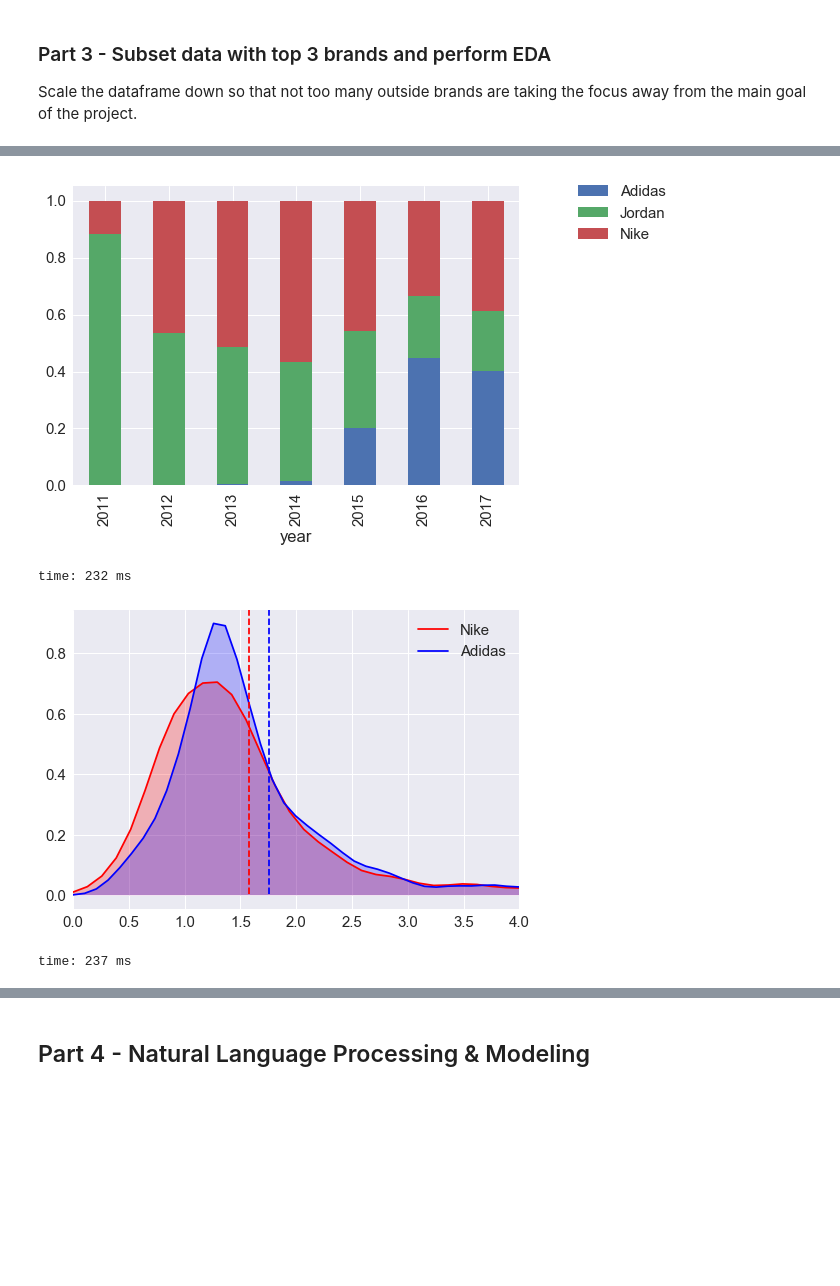
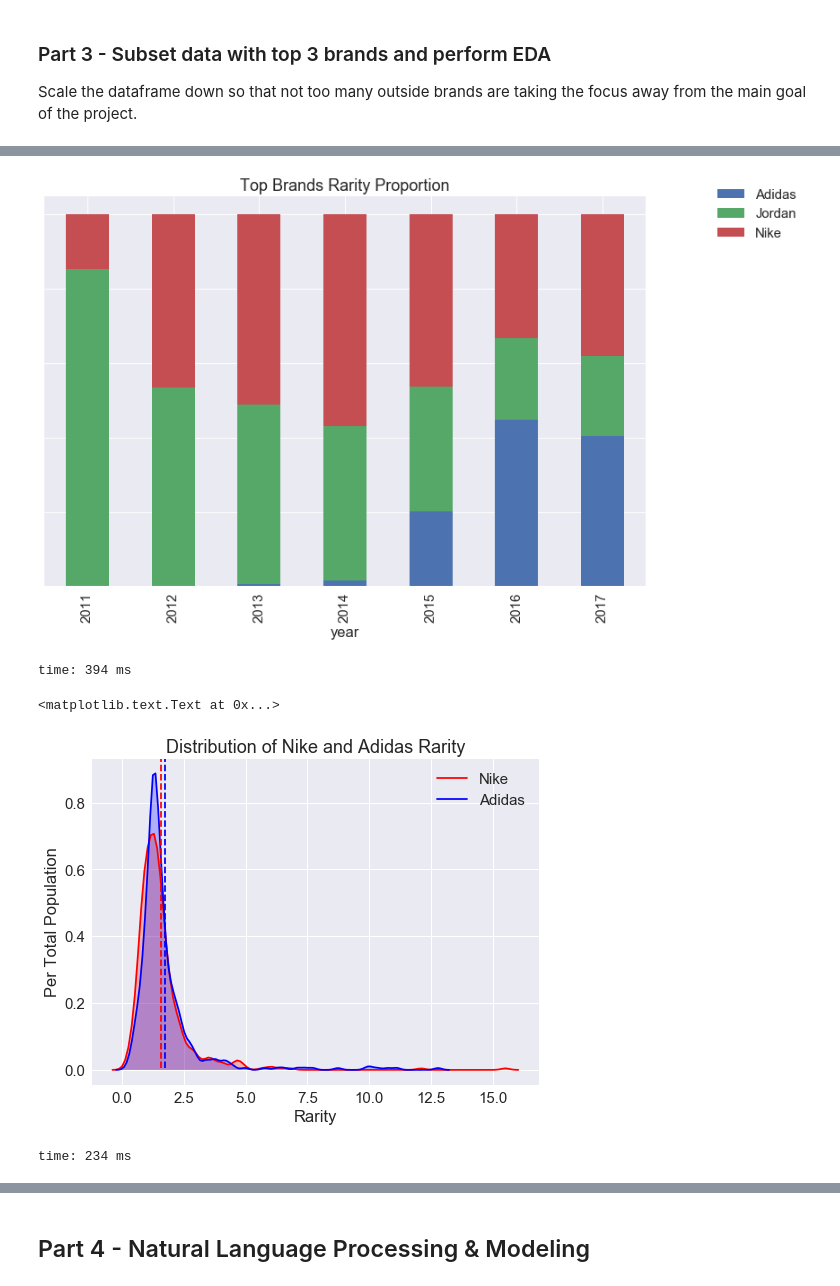
Before and after one commit to chrisk447/Capstone-GA, a Jupyter notebook: StockX Notebook.ipynb, the cells around one changed output, grey strips where cells are left out. Cells and saved outputs as stored; diff of their text form; code cells hidden in the pictures; blank space fills up the shorter version.

```diff
--- a/StockX Notebook.ipynb
+++ b/StockX Notebook.ipynb
@@ -375,30 +339,38 @@ sub_tops = sub_tops.T
 sub_tops = sub_tops.div(sub_tops.sum())
 sub_tops = sub_tops.T
 
-sub_tops.plot(kind='bar', stacked=True)
+fig, ax = plt.subplots(figsize=(12,8))
+sub_tops.plot(kind='bar', stacked=True, ax=ax)
 plt.legend(bbox_to_anchor=(1.1, 1.05))
+plt.title('Top Brands Rarity Proportion')
+ax.set_yticklabels([])
 plt.show()
 # %% [output]
-[figure, old version]
+[figure, new version]
-time: 232 ms
+time: 394 ms
 # %%
 import scipy.stats as stats
 #H0 - The average rarity of Adidas is the same as the average rarity of Nike since 2015
 #H1 - The average rarity of Adidas is NOT the same as the average rarity of Nike since 2015
 # threshold -> 5%
-
 nike_rarity = topshoes[(topshoes.year>=2015) & (topshoes.brand=='Nike')].rarity
 adidas_rarity = topshoes[(topshoes.year>=2015) & (topshoes.brand=='Adidas')].rarity
+
+fig = plt.figure(figsize=(8,6))
 
 sns.kdeplot(nike_rarity, color='red', shade=True, legend=False)
 sns.kdeplot(adidas_rarity, color='blue', shade=True, legend=False)
 plt.axvline(x=nike_rarity.mean(), ymin=0.05, c='r', ls='--')
 plt.axvline(x=adidas_rarity.mean(), ymin=0.05, c='b', ls='--')
-plt.xlim([0,4])
-plt.legend(['Nike', 'Adidas']);
+# plt.xlim([0,5])
+plt.legend(['Nike', 'Adidas'])
+plt.xlabel('Rarity')
+plt.ylabel('Per Total Population')
+plt.title('Distribution of Nike and Adidas Rarity')
 # %% [output]
+<matplotlib.text.Text at 0x...>
-[figure, old version]
+[figure, new version]
-time: 237 ms
+time: 234 ms
 # %%
 stats.ttest_ind(nike_rarity, adidas_rarity)
 # p < 0.05. So we reject the null hypothesis that the averages are the same. They are
```
Also changed, not shown: parts of 51 cells of this notebook.
